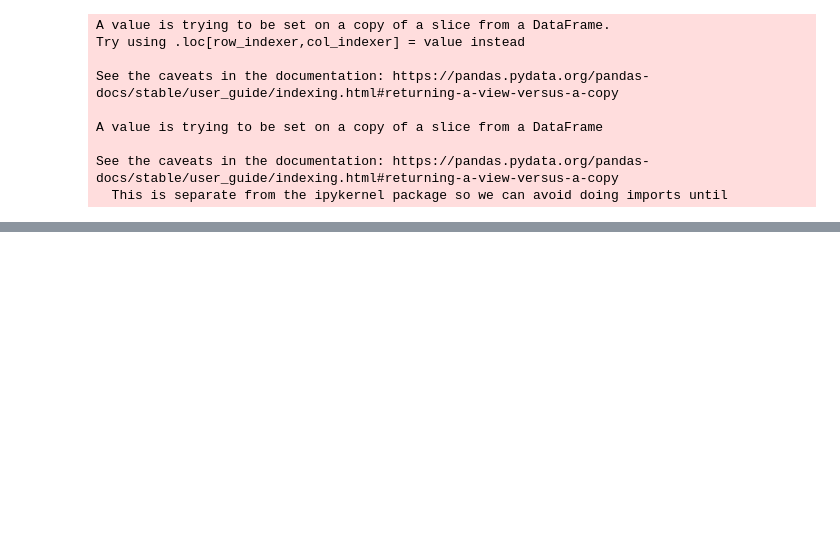
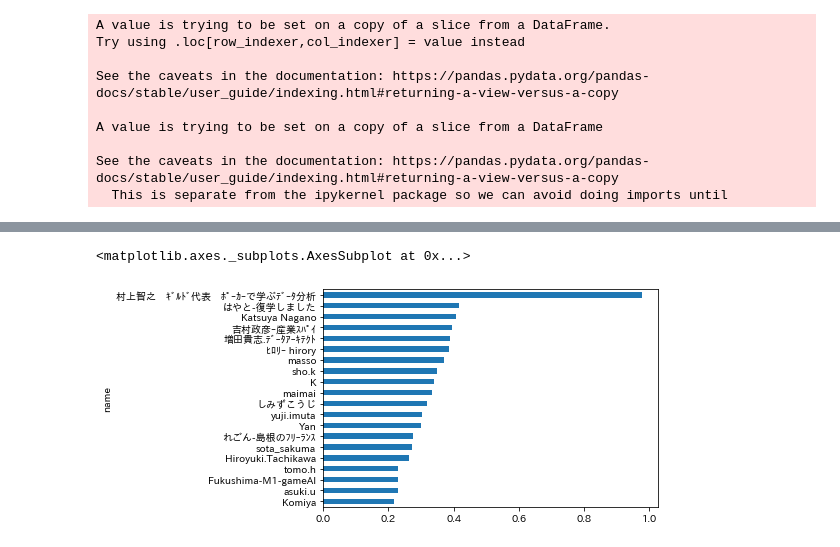
Before and after one commit to daikichidaze/slack-report-2020, a Jupyter notebook: slack-data-network-analysis.ipynb, the cells around one changed output, grey strips where cells are left out. Saved outputs shown, nothing was run; the diff lists cells and outputs as text; code cells hidden in the pictures; blank space fills up the shorter version.

```diff
--- a/slack-data-network-analysis.ipynb
+++ b/slack-data-network-analysis.ipynb
@@ -141,0 +200,5 @@ df_user[['name', 'talk_count_range','in_current']].to_csv('user.csv', index=Fals
+# %%
+df_user.sort_values(by = 'degree_centrality', ascending=True).tail(20)['degree_centrality'].plot.barh()
+# %% [output]
+<matplotlib.axes._subplots.AxesSubplot at 0x...>
+[figure, added]
```
Also changed, not shown: parts of 18 cells of this notebook.
